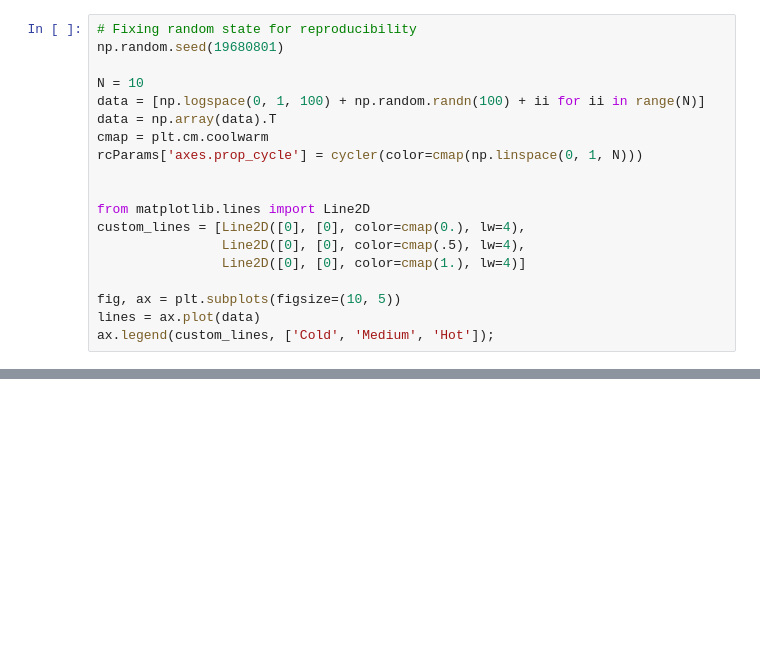
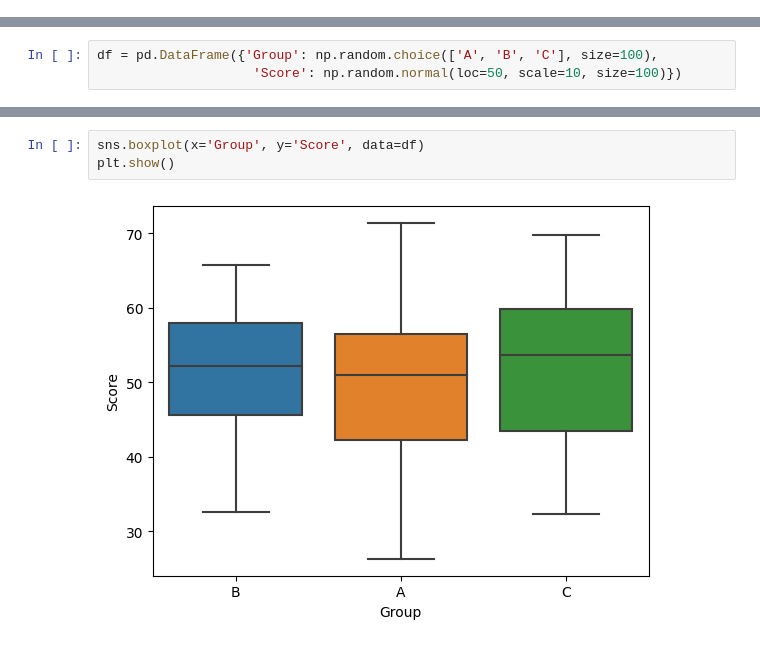
Before and after one commit to eitt/DOE, a Jupyter notebook: e-book/book/one-way-anova.ipynb, the cells around one changed output, grey strips where cells are left out. Saved outputs shown, nothing was run; the diff lists cells and outputs as text; blank space fills up the shorter version.

```diff
--- a/e-book/book/one-way-anova.ipynb
+++ b/e-book/book/one-way-anova.ipynb
@@ -45,19 +0,0 @@ plt.ion()
-# %%
-# Fixing random state for reproducibility
-np.random.seed(19680801)
-
-N = 10
-data = [np.logspace(0, 1, 100) + np.random.randn(100) + ii for ii in range(N)]
-data = np.array(data).T
-cmap = plt.cm.coolwarm
-rcParams['axes.prop_cycle'] = cycler(color=cmap(np.linspace(0, 1, N)))
-
-
-from matplotlib.lines import Line2D
-custom_lines = [Line2D([0], [0], color=cmap(0.), lw=4),
-                Line2D([0], [0], color=cmap(.5), lw=4),
-                Line2D([0], [0], color=cmap(1.), lw=4)]
-
-fig, ax = plt.subplots(figsize=(10, 5))
-lines = ax.plot(data)
-ax.legend(custom_lines, ['Cold', 'Medium', 'Hot']);
@@ -66,0 +75,3 @@ with your book. For more information about this, see [the Jupyter Book documenta
+# %%
+df = pd.DataFrame({'Group': np.random.choice(['A', 'B', 'C'], size=100),
+                    'Score': np.random.normal(loc=50, scale=10, size=100)})
@@ -66,0 +87,5 @@ with your book. For more information about this, see [the Jupyter Book documenta
+# %%
+sns.boxplot(x='Group', y='Score', data=df)
+plt.show()
+# %% [output]
+[figure, added]
```
Also changed, not shown: parts of 12 cells of this notebook, 9 other files.
